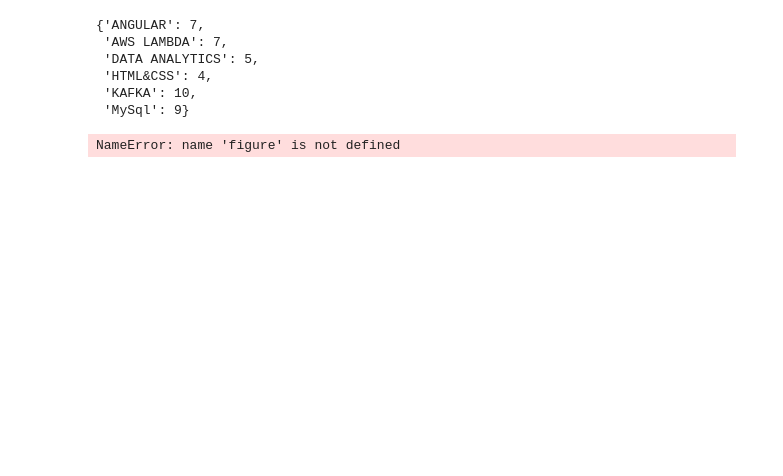
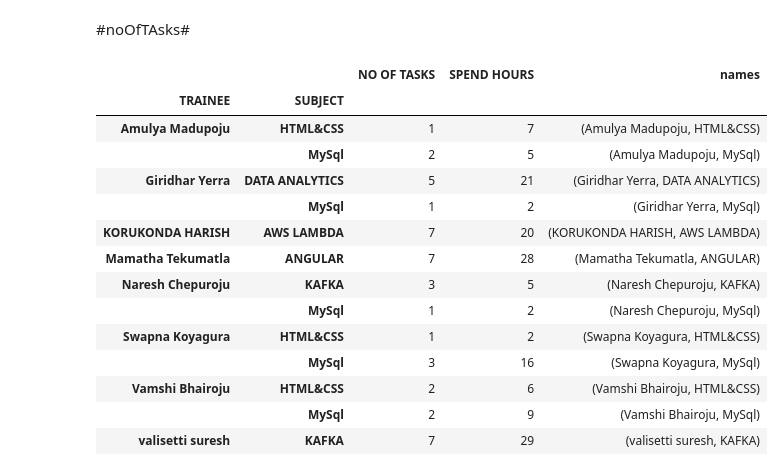
Before and after one commit to DMANTZTec/Tableau-Data-analytics, a Jupyter notebook: Data analytics with python/problems-2/pract.ipynb, the cells around one changed output. Saved outputs shown, nothing was run; the diff lists cells and outputs as text; code cells hidden in the pictures; blank space fills up the shorter version.

Commit message:
Data Analytics by Bokeh

```diff
--- a/Data analytics with python/problems-2/pract.ipynb
+++ b/Data analytics with python/problems-2/pract.ipynb
@@ -20,11 +28,0 @@ u = data.groupby("TRAINEE")["NO OF TASKS"].sum()
-# %%
-z = data.groupby("SUBJECT")["NO OF TASKS"].sum()
-z1 = dict(z)
-z1
-# %% [output]
-{'ANGULAR': 7,
- 'AWS LAMBDA': 7,
- 'DATA ANALYTICS': 5,
- 'HTML&CSS': 4,
- 'KAFKA': 10,
- 'MySql': 9}
@@ -38,4 +28,0 @@ z1
-# %%
-j = figure(x_range=u1, y_range=(0,9), height=350, title="noOfTasks", toolbar_location=None, tools="")
-# %% [output]
-NameError: name 'figure' is not defined
@@ -46,0 +29,23 @@ hatch_color, hatch_extra, hatch_pattern, hatch_scale, hatch_weight, js_event_cal
+# %% [markdown]
+#noOfTAsks#
+# %%
+s = data.groupby(["TRAINEE", "SUBJECT"]).sum()
+s1 = s.index.to_numpy()
+s["names"] = s1
+s
+# %% [output]
+|  |  | NO OF TASKS | SPEND HOURS | names |
+| TRAINEE | SUBJECT |  |  |  |
+| Amulya Madupoju | HTML&CSS | 1 | 7 | (Amulya Madupoju, HTML&CSS) |
+|  | MySql | 2 | 5 | (Amulya Madupoju, MySql) |
+| Giridhar Yerra | DATA ANALYTICS | 5 | 21 | (Giridhar Yerra, DATA ANALYTICS) |
+|  | MySql | 1 | 2 | (Giridhar Yerra, MySql) |
+| KORUKONDA HARISH | AWS LAMBDA | 7 | 20 | (KORUKONDA HARISH, AWS LAMBDA) |
+| Mamatha Tekumatla | ANGULAR | 7 | 28 | (Mamatha Tekumatla, ANGULAR) |
+| Naresh Chepuroju | KAFKA | 3 | 5 | (Naresh Chepuroju, KAFKA) |
+|  | MySql | 1 | 2 | (Naresh Chepuroju, MySql) |
+| Swapna Koyagura | HTML&CSS | 1 | 2 | (Swapna Koyagura, HTML&CSS) |
+|  | MySql | 3 | 16 | (Swapna Koyagura, MySql) |
+| Vamshi Bhairoju | HTML&CSS | 2 | 6 | (Vamshi Bhairoju, HTML&CSS) |
+|  | MySql | 2 | 9 | (Vamshi Bhairoju, MySql) |
+| valisetti suresh | KAFKA | 7 | 29 | (valisetti suresh, KAFKA) |
```
Also changed, not shown: parts of 14 cells of this notebook, 8 other files.
